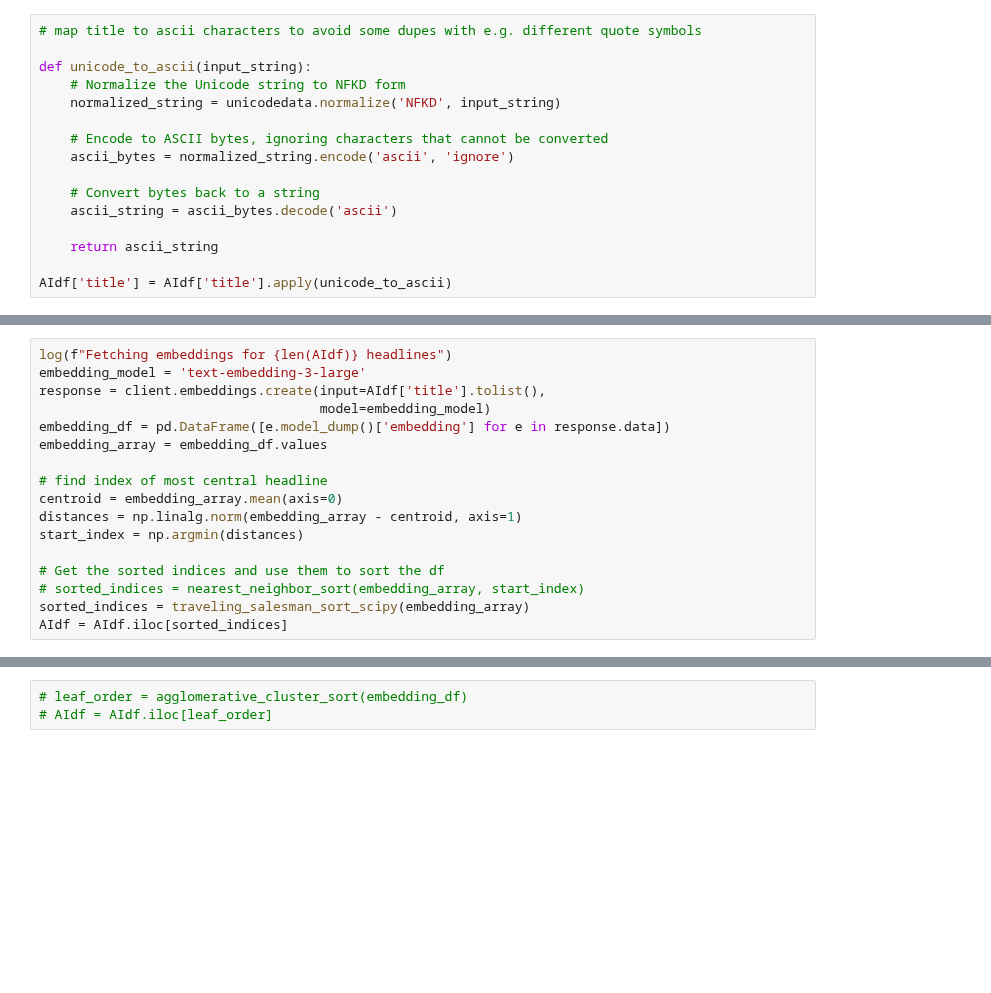
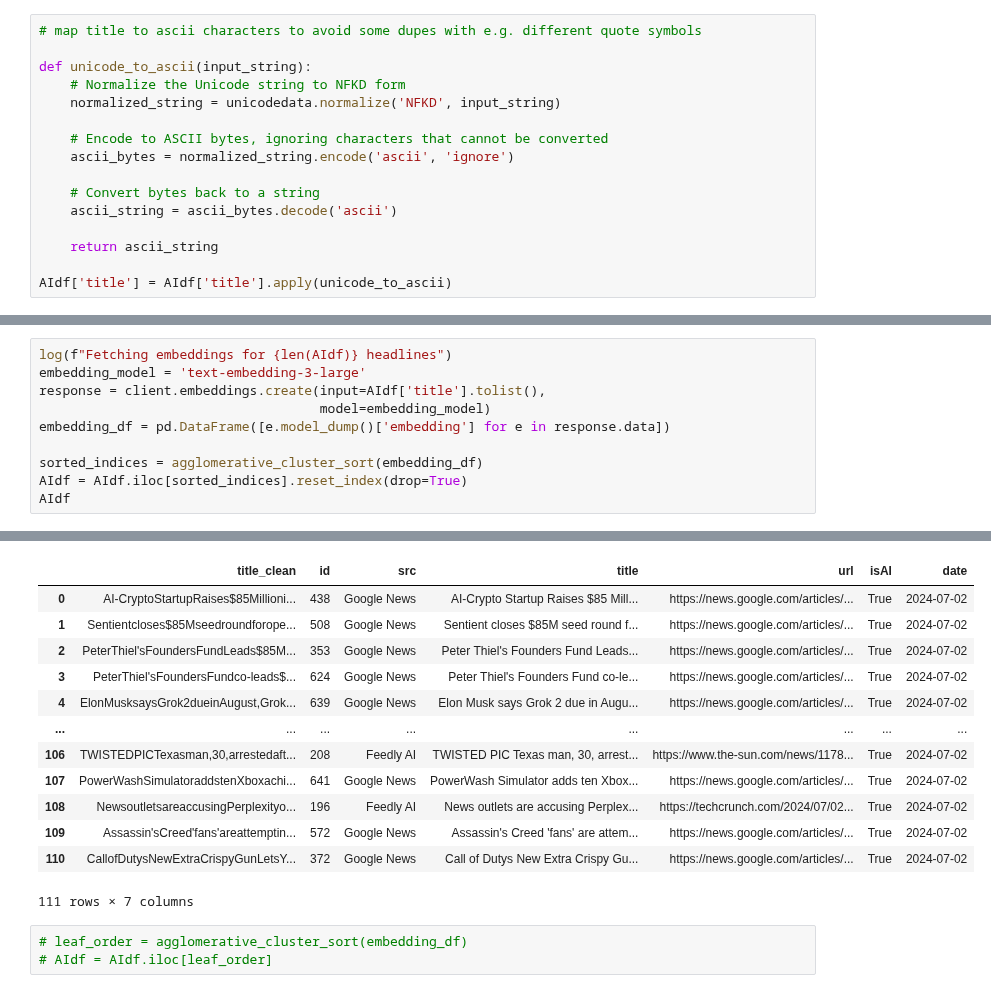
Before and after one commit to druce/AInewsbot, a Jupyter notebook: AInewsbot.ipynb, the cells around one changed output, grey strips where cells are left out. Saved outputs shown, nothing was run; the diff lists cells and outputs as text; blank space fills up the shorter version.

```diff
--- a/AInewsbot.ipynb
+++ b/AInewsbot.ipynb
@@ -774,15 +800,8 @@ embedding_model = 'text-embedding-3-large'
 response = client.embeddings.create(input=AIdf['title'].tolist(),
                                     model=embedding_model)
 embedding_df = pd.DataFrame([e.model_dump()['embedding'] for e in response.data])
-embedding_array = embedding_df.values
 
-# find index of most central headline
-centroid = embedding_array.mean(axis=0)
-distances = np.linalg.norm(embedding_array - centroid, axis=1)
-start_index = np.argmin(distances)
-
-# Get the sorted indices and use them to sort the df
-# sorted_indices = nearest_neighbor_sort(embedding_array, start_index)
-sorted_indices = traveling_salesman_sort_scipy(embedding_array)
-AIdf = AIdf.iloc[sorted_indices]
+sorted_indices = agglomerative_cluster_sort(embedding_df)
+AIdf = AIdf.iloc[sorted_indices].reset_index(drop=True)
+AIdf
 # %% [output]
@@ -791,3 +810,16 @@ AIdf = AIdf.iloc[sorted_indices]
+|  | title_clean | id | src | title | url | isAI | date |
+| 0 | AI-CryptoStartupRaises$85Millioni... | 438 | Google News | AI-Crypto Startup Raises $85 Mill... | https://news.google.com/articles/... | True | 2024-07-02 |
+| 1 | Sentientcloses$85Mseedroundforope... | 508 | Google News | Sentient closes $85M seed round f... | https://news.google.com/articles/... | True | 2024-07-02 |
+| 2 | PeterThiel'sFoundersFundLeads$85M... | 353 | Google News | Peter Thiel's Founders Fund Leads... | https://news.google.com/articles/... | True | 2024-07-02 |
+| 3 | PeterThiel'sFoundersFundco-leads$... | 624 | Google News | Peter Thiel's Founders Fund co-le... | https://news.google.com/articles/... | True | 2024-07-02 |
+| 4 | ElonMusksaysGrok2dueinAugust,Grok... | 639 | Google News | Elon Musk says Grok 2 due in Augu... | https://news.google.com/articles/... | True | 2024-07-02 |
+| ... | ... | ... | ... | ... | ... | ... | ... |
+| 106 | TWISTEDPICTexasman,30,arrestedaft... | 208 | Feedly AI | TWISTED PIC Texas man, 30, arrest... | https://www.the-sun.com/news/1178... | True | 2024-07-02 |
+| 107 | PowerWashSimulatoraddstenXboxachi... | 641 | Google News | PowerWash Simulator adds ten Xbox... | https://news.google.com/articles/... | True | 2024-07-02 |
+| 108 | NewsoutletsareaccusingPerplexityo... | 196 | Feedly AI | News outlets are accusing Perplex... | https://techcrunch.com/2024/07/02... | True | 2024-07-02 |
+| 109 | Assassin'sCreed'fans'areattemptin... | 572 | Google News | Assassin's Creed 'fans' are attem... | https://news.google.com/articles/... | True | 2024-07-02 |
+| 110 | CallofDutysNewExtraCrispyGunLetsY... | 372 | Google News | Call of Dutys New Extra Crispy Gu... | https://news.google.com/articles/... | True | 2024-07-02 |
+111 rows × 7 columns
 # %%
 # leaf_order = agglomerative_cluster_sort(embedding_df)
 # AIdf = AIdf.iloc[leaf_order]
```
Also changed, not shown: parts of 48 cells of this notebook, 6 other files.
